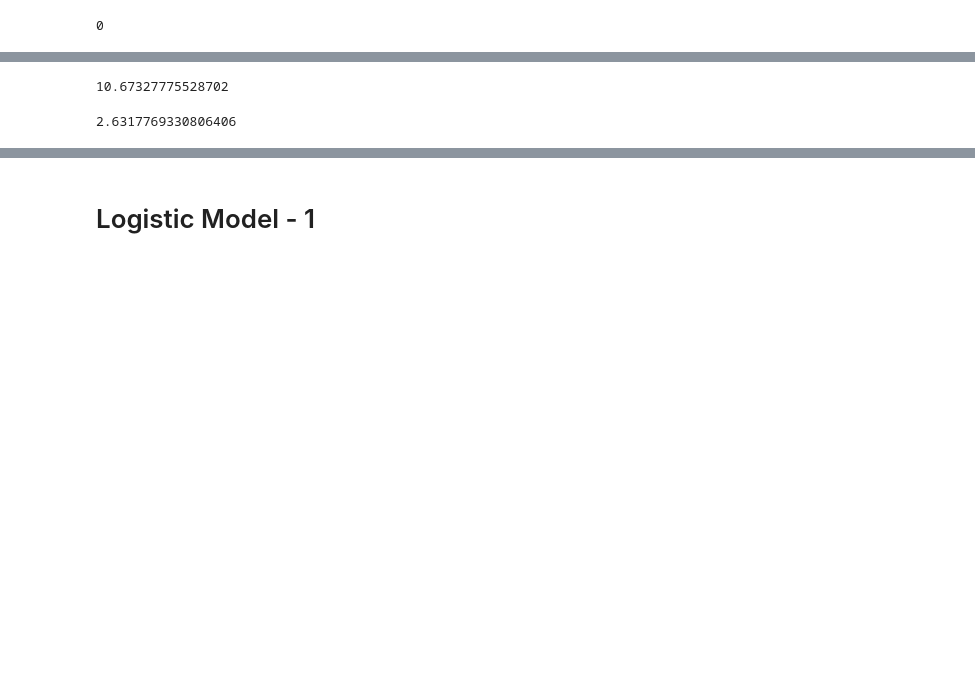
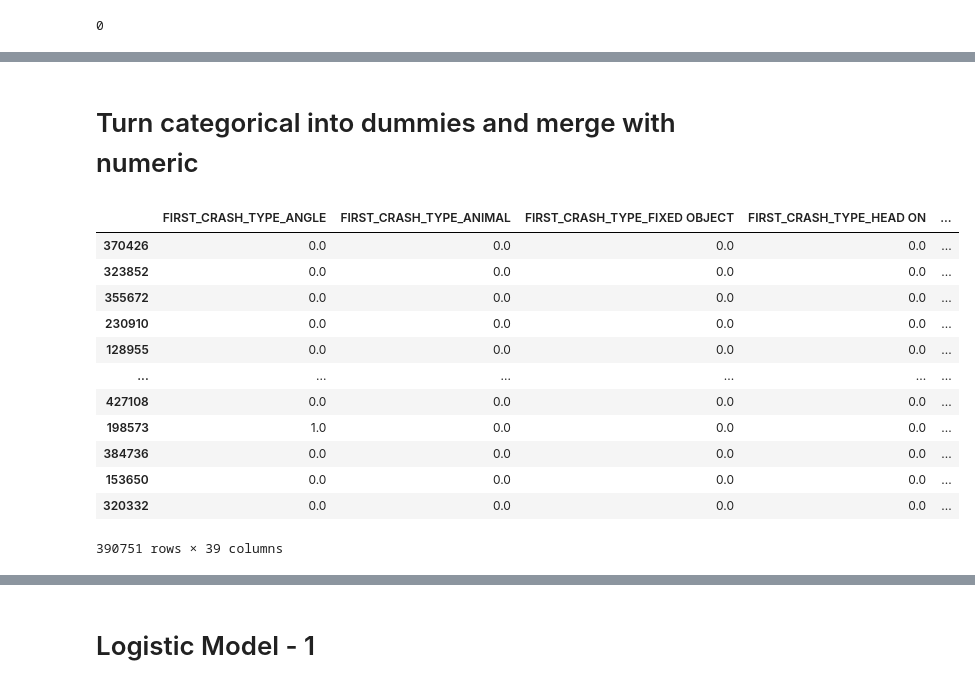
Before and after one commit to raylinsoriano/Project_3_Classification, a Jupyter notebook: Allison's Notebook.ipynb, the cells around one changed output, grey strips where cells are left out. Cells and saved outputs as stored; diff of their text form; code cells hidden in the pictures; blank space fills up the shorter version.

```diff
--- a/Allison's Notebook.ipynb
+++ b/Allison's Notebook.ipynb
@@ -79,3 +194,14 @@ df.duplicated().sum()
+# %%
+df['SAFETY_EQUIPMENT'].fillna('USAGE UNKNOWN', inplace=True)
+df['AIRBAG_DEPLOYED'].fillna('DEPLOYMENT UNKNOWN', inplace=True)
+df['EJECTION'].fillna('UNKNOWN', inplace=True)
+df['VEHICLE_DEFECT'].fillna('UNKNOWN', inplace=True)
+df['VEHICLE_TYPE'].fillna('UNKNOWN/NA', inplace=True)
+df['VEHICLE_USE'].fillna('UNKNOWN/NA', inplace=True)
+df['MANEUVER'].fillna('UNKNOWN/NA', inplace=True)
+df['FIRST_CONTACT_POINT'].fillna('UNKNOWN', inplace=True)
+df['accident_risk'].fillna(4, inplace=True)
+df['accident_count'].fillna(df['accident_count'].mean(), inplace=True)
 # %%
 df.isnull().sum()
 # %% [output]
@@ -260,10 +224,0 @@ print(mild_percentage)
-# %%
-medium_percentage = (59584/(483978+59584+14692))*100
-print(medium_percentage)
-# %% [output]
-10.67327775528702
-# %%
-severe_percentage = (14692/(483978+59584+14692))*100
-print(severe_percentage)
-# %% [output]
-2.6317769330806406
@@ -271,0 +225,53 @@ df.dropna(subset=['MOST_SEVERE_INJURY'], inplace=True)
+# %%
+X =  df.drop(["MOST_SEVERE_INJURY","CRASH_RECORD_ID", "CRASH_DATE",'PERSON_ID','LATITUDE','LONGITUDE','geometry','latbin',
+             'lonbin',"accident_prob",'DAMAGE','PRIM_CONTRIBUTORY_CAUSE','SEC_CONTRIBUTORY_CAUSE','SEX','SAFETY_EQUIPMENT',
+             'EJECTION','VEHICLE_DEFECT', 'VEHICLE_TYPE', 'VEHICLE_USE','MANEUVER','FIRST_CONTACT_POINT', 'PERSON_TYPE','DEVICE_CONDITION'
+             ,'WEATHER_CONDITION', 'LIGHTING_CONDITION'], axis=1)
+
+y = df['MOST_SEVERE_INJURY']
+
+X_train, X_test, y_train, y_test = train_test_split(X,y, test_size = .3, random_state = 42, stratify=y)
+# %% [markdown]
+# Turn categorical into dummies and merge with numeric
+# %%
+categoricals = ['FIRST_CRASH_TYPE', 'ROADWAY_SURFACE_COND','ROAD_DEFECT','AIRBAG_DEPLOYED']
+
+train_dummies = X_train[categoricals]
+#test_dummies = X_test[categoricals]
+
+# Create OneHotEncoder object to create dummies
+ohe = OneHotEncoder(handle_unknown='ignore')
+# Transform the dataset into dummies matrix
+
+enc = ohe.fit(train_dummies)
+train_dummies_trans = enc.transform(train_dummies)
+#test_dummies_trans = enc.transform(test_dummies)
+
+# Dummies values in matrix form
+train_data = train_dummies_trans.todense()
+#test_data = test_dummies_trans.todense()
+
+# New dummy column names
+names = ohe.get_feature_names(categoricals)
+
+# Make them into Dataframe
+train_dummies_trans_df = pd.DataFrame(train_data, columns=names,index = X_train.index)
+#test_dummies_trans_df = pd.DataFrame(test_data, columns=names)
+
+train_dummies_trans_df
+
+# left_index/right_index = True
+# %% [output]
+|  | FIRST_CRASH_TYPE_ANGLE | FIRST_CRASH_TYPE_ANIMAL | FIRST_CRASH_TYPE_FIXED OBJECT | FIRST_CRASH_TYPE_HEAD ON | ... |
+| 370426 | 0.0 | 0.0 | 0.0 | 0.0 | ... |
+| 323852 | 0.0 | 0.0 | 0.0 | 0.0 | ... |
+| 355672 | 0.0 | 0.0 | 0.0 | 0.0 | ... |
+| 230910 | 0.0 | 0.0 | 0.0 | 0.0 | ... |
+| 128955 | 0.0 | 0.0 | 0.0 | 0.0 | ... |
+| ... | ... | ... | ... | ... | ... |
+| 427108 | 0.0 | 0.0 | 0.0 | 0.0 | ... |
+| 198573 | 1.0 | 0.0 | 0.0 | 0.0 | ... |
+| 384736 | 0.0 | 0.0 | 0.0 | 0.0 | ... |
+| 153650 | 0.0 | 0.0 | 0.0 | 0.0 | ... |
+| 320332 | 0.0 | 0.0 | 0.0 | 0.0 | ... |
+390751 rows × 39 columns
```
Also changed, not shown: parts of 52 cells of this notebook.
